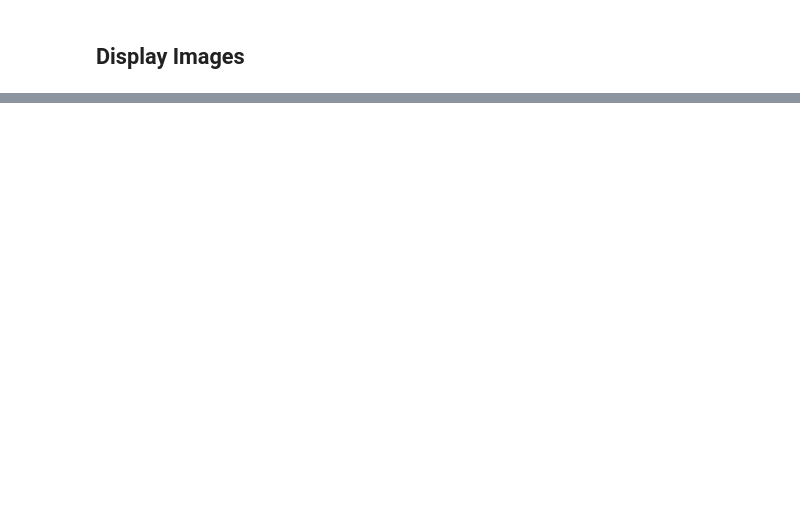
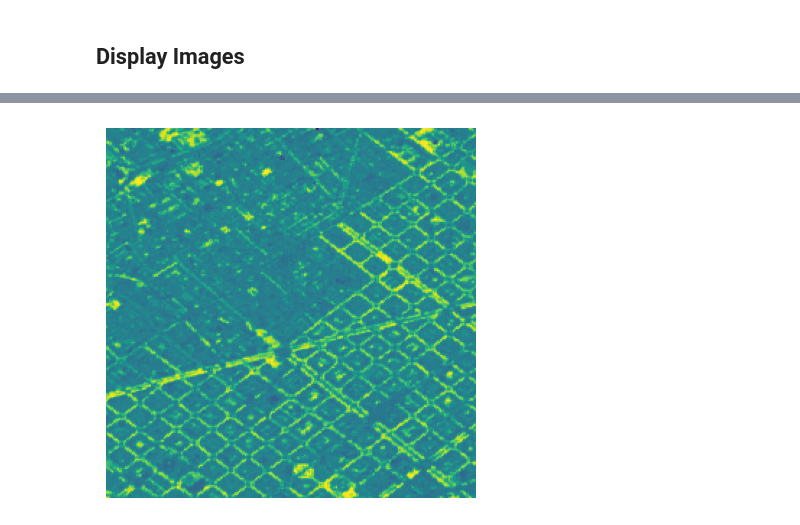
Before and after one commit to nikmaster/wu_dslab_infrared-city, a Jupyter notebook: project/modelT/visualization.ipynb, the cells around one changed output, grey strips where cells are left out. Drawn from its saved outputs; the diff is of its cells as text; code cells hidden in the pictures; blank space fills up the shorter version.

```diff
--- a/project/modelT/visualization.ipynb
+++ b/project/modelT/visualization.ipynb
@@ -39 +48,8 @@ plt.show()
+# %%
+# plot NIR
+plt.imshow(img_nir)
+plt.axis("off")
+plt.show()
+# %% [output]
+[figure, added]
 # %%
```
Also changed, not shown: parts of 13 cells of this notebook, 9 other files.
